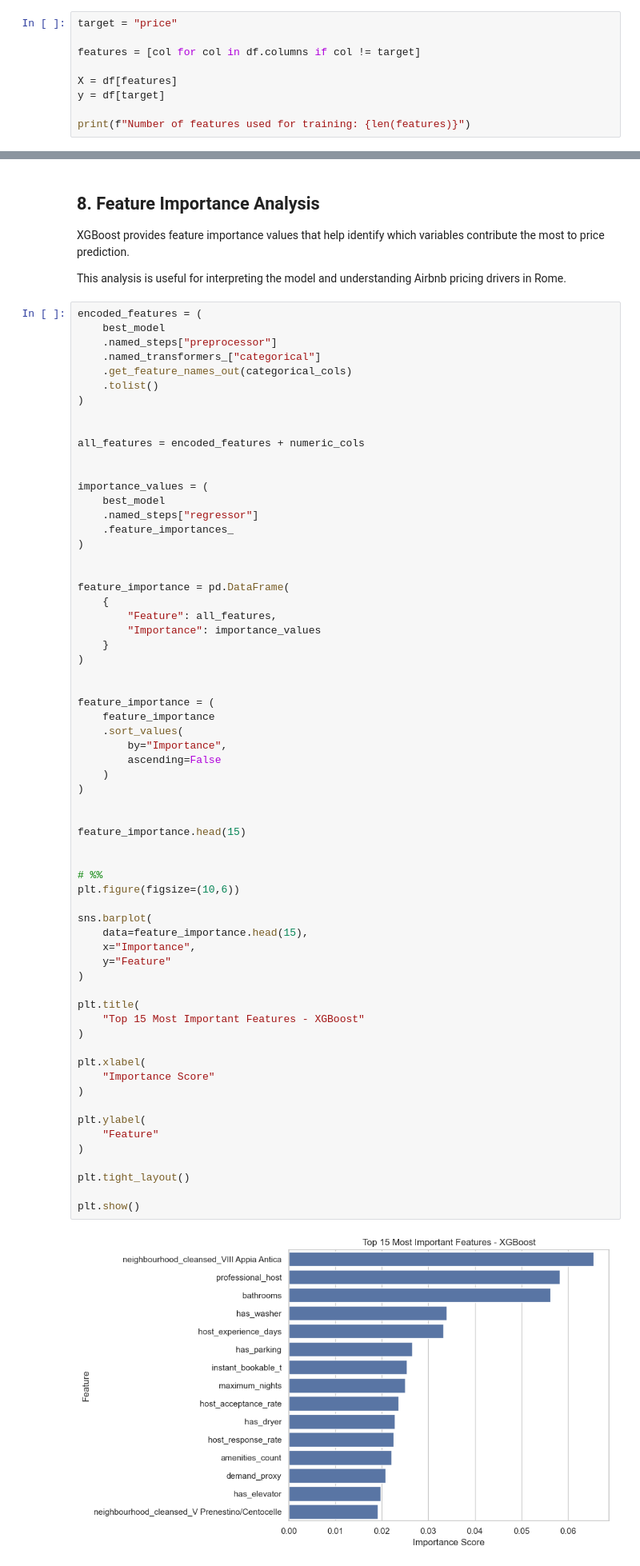
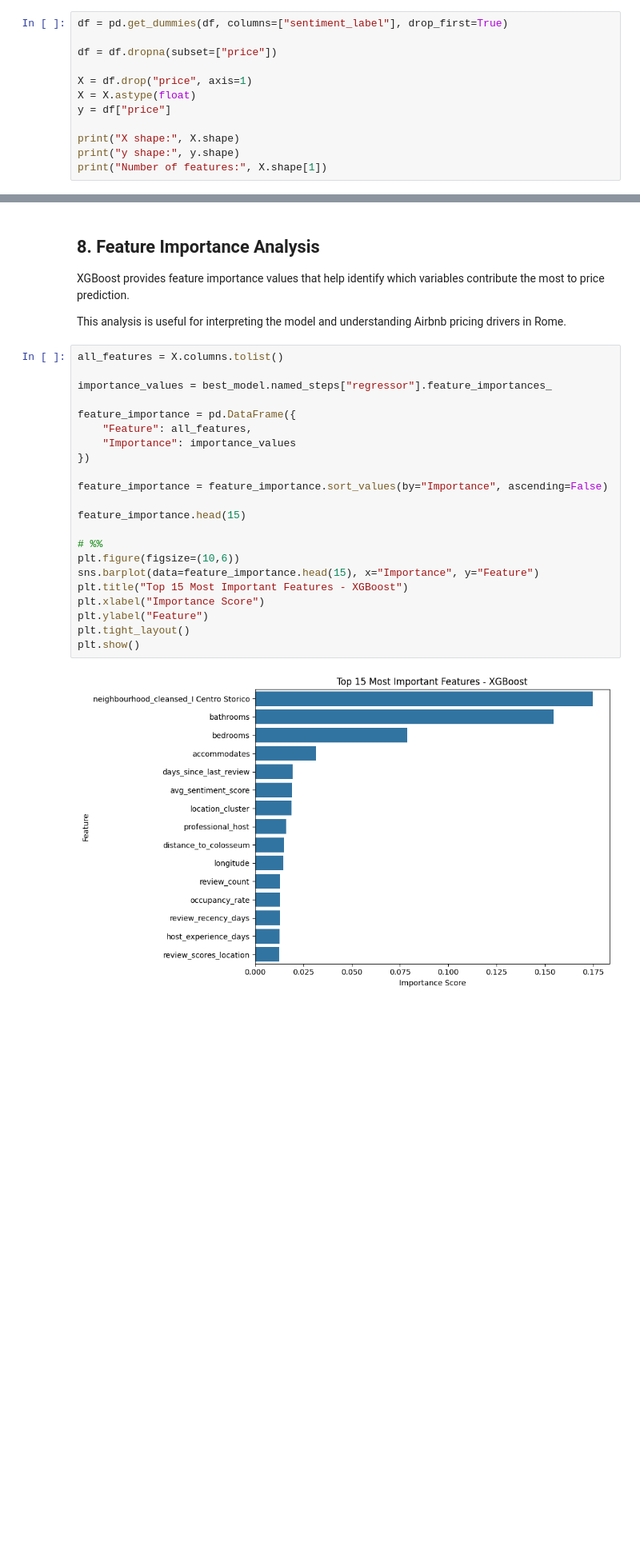
Before and after one commit to aantoo-cr/airbnb-rome-analysis, a Jupyter notebook: notebooks/08_XGBoost_model.ipynb, the cells around one changed output, grey strips where cells are left out. Shown at 80% size. Drawn from its saved outputs; the diff is of its cells as text; blank space fills up the shorter version.

```diff
--- a/notebooks/08_XGBoost_model.ipynb
+++ b/notebooks/08_XGBoost_model.ipynb
@@ -104,10 +105,13 @@ features that should not be used:
 # %%
-target = "price"
+df = pd.get_dummies(df, columns=["sentiment_label"], drop_first=True)
 
-features = [col for col in df.columns if col != target]
+df = df.dropna(subset=["price"])
 
-X = df[features]
-y = df[target]
+X = df.drop("price", axis=1)
+X = X.astype(float)
+y = df["price"]
 
-print(f"Number of features used for training: {len(features)}")
+print("X shape:", X.shape)
+print("y shape:", y.shape)
+print("Number of features:", X.shape[1])
 # %% [output]
@@ -496,68 +435,26 @@ variables contribute the most to price prediction.
 This analysis is useful for interpreting the model and understanding
 Airbnb pricing drivers in Rome.
 # %%
-encoded_features = (
-    best_model
-    .named_steps["preprocessor"]
-    .named_transformers_["categorical"]
-    .get_feature_names_out(categorical_cols)
-    .tolist()
-)
+all_features = X.columns.tolist()
 
+importance_values = best_model.named_steps["regressor"].feature_importances_
 
-all_features = encoded_features + numeric_cols
+feature_importance = pd.DataFrame({
+    "Feature": all_features,
+    "Importance": importance_values
+})
 
-
-importance_values = (
-    best_model
-    .named_steps["regressor"]
-    .feature_importances_
-)
-
-
-feature_importance = pd.DataFrame(
-    {
-        "Feature": all_features,
-        "Importance": importance_values
-    }
-)
-
-
-feature_importance = (
-    feature_importance
-    .sort_values(
-        by="Importance",
-        ascending=False
-    )
-)
-
+feature_importance = feature_importance.sort_values(by="Importance", ascending=False)
 
 feature_importance.head(15)
 
-
 # %%
 plt.figure(figsize=(10,6))
-
-sns.barplot(
-    data=feature_importance.head(15),
-    x="Importance",
-    y="Feature"
-)
-
-plt.title(
-    "Top 15 Most Important Features - XGBoost"
-)
-
-plt.xlabel(
-    "Importance Score"
-)
-
-plt.ylabel(
-    "Feature"
-)
-
+sns.barplot(data=feature_importance.head(15), x="Importance", y="Feature")
+plt.title("Top 15 Most Important Features - XGBoost")
+plt.xlabel("Importance Score")
+plt.ylabel("Feature")
 plt.tight_layout()
-
 plt.show()
 # %% [output]
-[figure, old version]
+[figure, new version]
```
Also changed, not shown: parts of 18 cells of this notebook, 7 other files.
